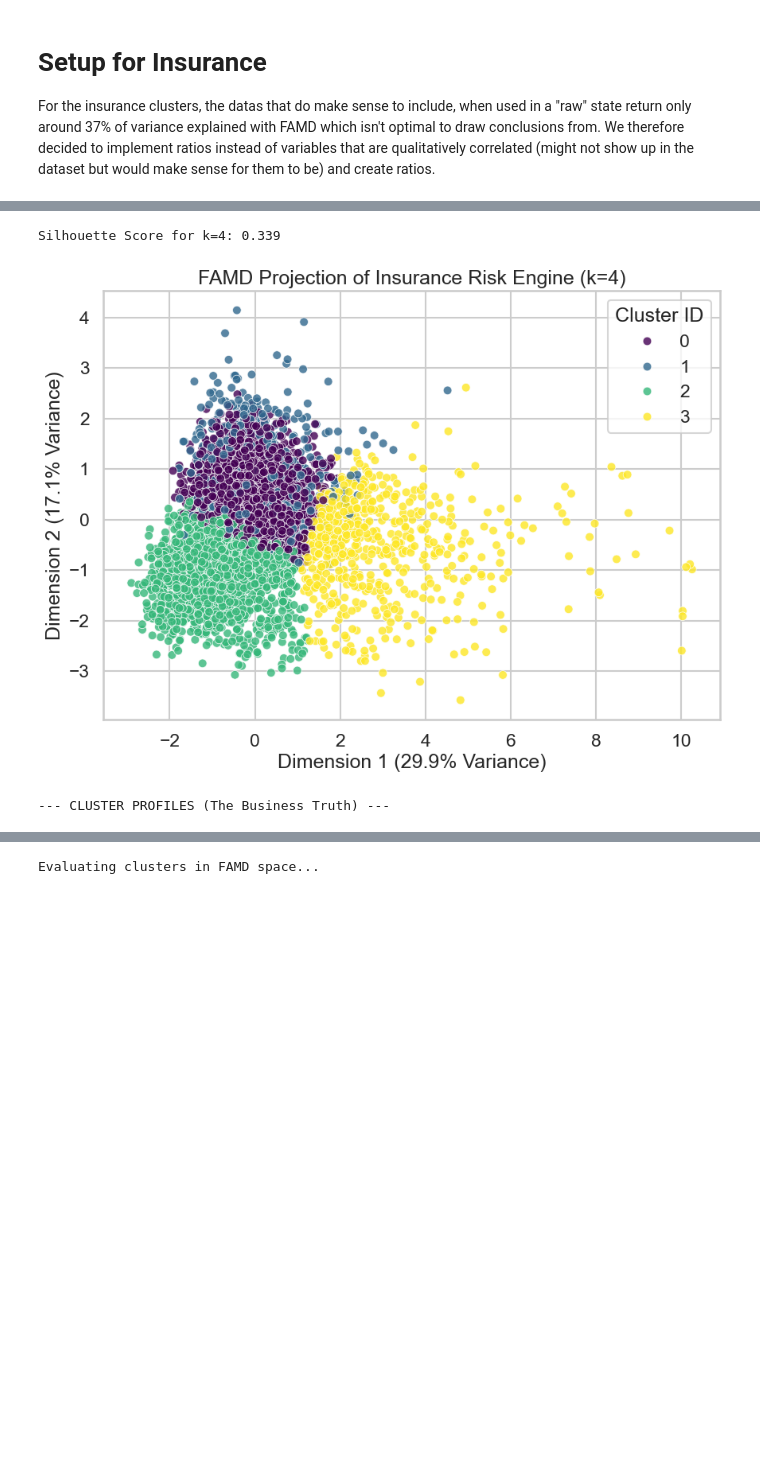
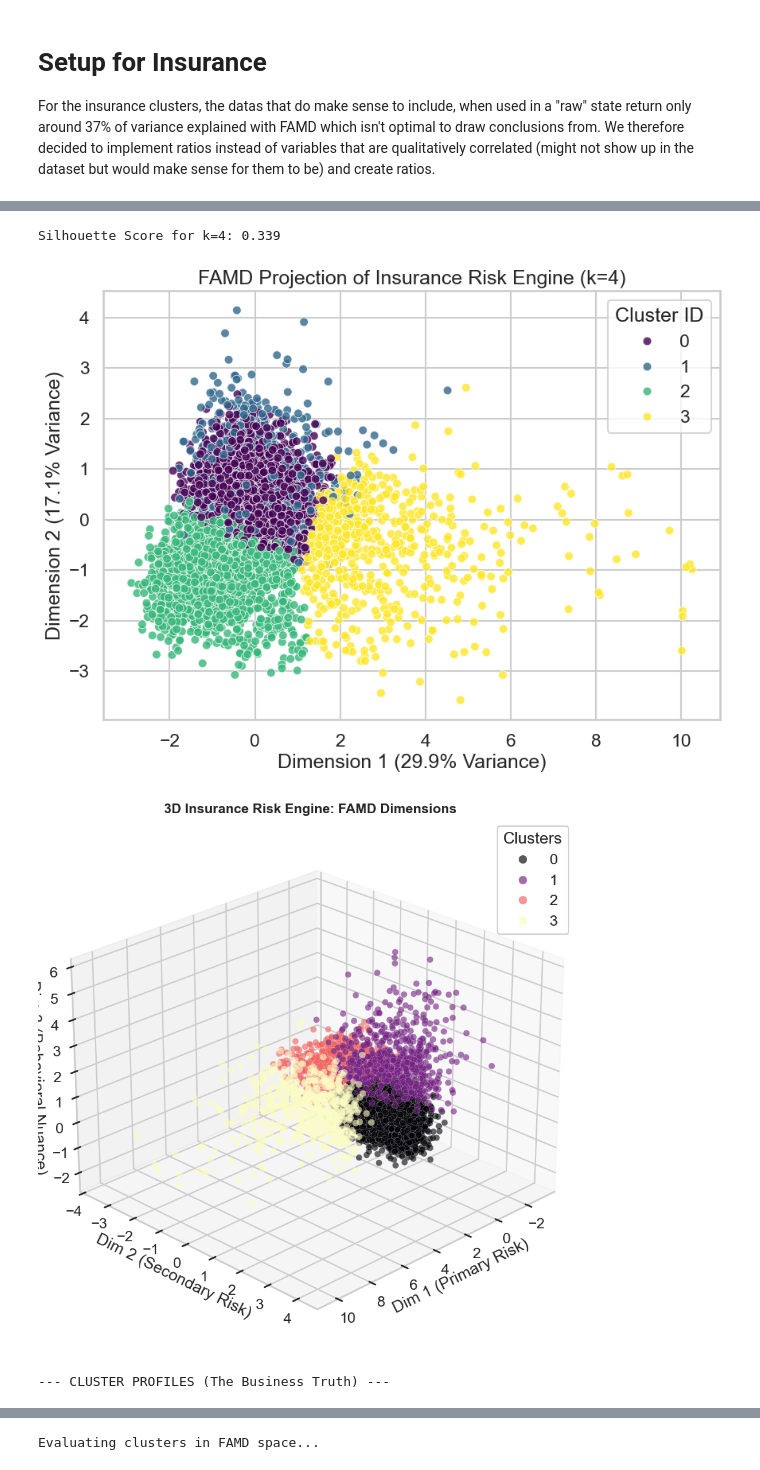
Before and after one commit to Smael-olk/Fintech, a Jupyter notebook: BusinessCase1/2-Protection_FAMD.ipynb, the cells around one changed output, grey strips where cells are left out. Cells and saved outputs as stored; diff of their text form; code cells hidden in the pictures; blank space fills up the shorter version.

Commit message:
3D graph

```diff
--- a/BusinessCase1/2-Protection_FAMD.ipynb
+++ b/BusinessCase1/2-Protection_FAMD.ipynb
@@ -75,7 +75,7 @@ data['Asset_Exposure'] = data['Luxury'] / (data['Income'] + 0.0001)
 # Re-trim the dataset from outliers
 data['Debt_to_Income'] = data['Debt_to_Income'].clip(upper=5)
 data['Safety_Net'] = data['Safety_Net'].clip(upper=5)
-data['Dependents_Risk'] = data['Dependents_Risk'].clip(upper=2)
+data['Dependents_Risk'] = data['Dependents_Risk'].clip(upper=5)
 data['Asset_Exposure'] = data['Asset_Exposure'].clip(upper=5)
 
 # We define the "risk engine"
@@ -106,15 +106,8 @@ X_famd.columns = ['Dim_1', 'Dim_2', 'Dim_3']
 print("\nFAMD Continuous Coordinates (Ready for Clustering):")
 display(X_famd.head(3))
 
-# 3. Check the Variance Explained
-# This proves to the professor that your dimensions captured the actual data!
-# 3. Check the Variance Explained (Updated for Prince v0.13+)
-try:
-    # Newer versions use this attribute
-    explained_variance = famd.percentage_of_variance_
-except AttributeError:
-    # Fallback just in case
-    explained_variance = famd.explained_inertia_
+#  Check the Variance Explained
+explained_variance = famd.percentage_of_variance_
 
 # The newer library outputs actual percentages (e.g., 45.2 instead of 0.452)
 # We do a quick check to see if we need to multiply by 100
@@ -158,33 +146,72 @@ sns.scatterplot(
 plt.title(f'FAMD Projection of Insurance Risk Engine (k={optimal_k})')
 plt.xlabel(f'Dimension 1 ({explained_variance[0]:.1f}% Variance)')
 plt.ylabel(f'Dimension 2 ({explained_variance[1]:.1f}% Variance)')
 plt.legend(title='Cluster ID')
 plt.show()
 
+
+from mpl_toolkits.mplot3d import Axes3D
+import matplotlib.pyplot as plt
+
+# 1. Create the 3D figure
+fig = plt.figure(figsize=(12, 9))
+ax = fig.add_subplot(111, projection='3d')
+
+# 2. Plot using your existing FAMD Dimensions
+# We use 'c' for color and 'cmap' for the palette
+scatter = ax.scatter(
+    X_famd['Dim_1'],
+    X_famd['Dim_2'],
+    X_famd['Dim_3'],
+    c=cluster_labels,
+    cmap='magma',     # High-contrast alternative to viridis
+    s=50,             # Point size
+    alpha=0.6,        # Transparency to see through clusters
+    edgecolor='w',    # White border for better definition
+    linewidth=0.2
+)
+
+# 3. Labeling and Aesthetics
+ax.set_title('3D Insurance Risk Engine: FAMD Dimensions', fontsize=15, fontweight='bold')
+ax.set_xlabel('Dim 1 (Primary Risk)')
+ax.set_ylabel('Dim 2 (Secondary Risk)')
+ax.set_zlabel('Dim 3 (Behavioral Nuance)')
+
+# Add the legend
+legend = ax.legend(*scatter.legend_elements(), title="Clusters", loc="upper right")
+ax.add_artist(legend)
+
+# 4. Set the viewing angle (Adjust these to 'rotate' the view)
+ax.view_init(elev=25, azim=45)
+
+plt.tight_layout()
+plt.show()
+
 # 6. Profile the Clusters to find the Business Target
 # Map clusters back to the ORIGINAL data frame to see raw numbers
 data['Cluster_ID'] = cluster_labels
 
 print("\n--- CLUSTER PROFILES (The Business Truth) ---")
 display(data.groupby('Cluster_ID').agg({
     # Raw stats
     'Wealth': 'mean',
     'Income': 'mean',
     'Debt': 'mean',
     'Saving': 'mean',
     'FamilySize': lambda x: x.mode()[0],
     'Job': lambda x: x.mode()[0],
 
     # NEW: Your Engineered Risk Engine!
     'Debt_to_Income': 'mean',
     'Safety_Net': 'mean',
     'Dependents_Risk': 'mean',
     'Asset_Exposure': 'mean',
     'FinEdu': 'mean'
 }).round(2))
 # %% [output]
 Silhouette Score for k=4: 0.339
 [figure]
+[figure, added]
 --- CLUSTER PROFILES (The Business Truth) ---
 |  | Wealth | Income | Debt | Saving | FamilySize | Job | Debt_to_Income | Safety_Net | ... |
 | Cluster_ID |  |  |  |  |  |  |  |  | ... |
```
Also changed, not shown: parts of 2 cells of this notebook.
